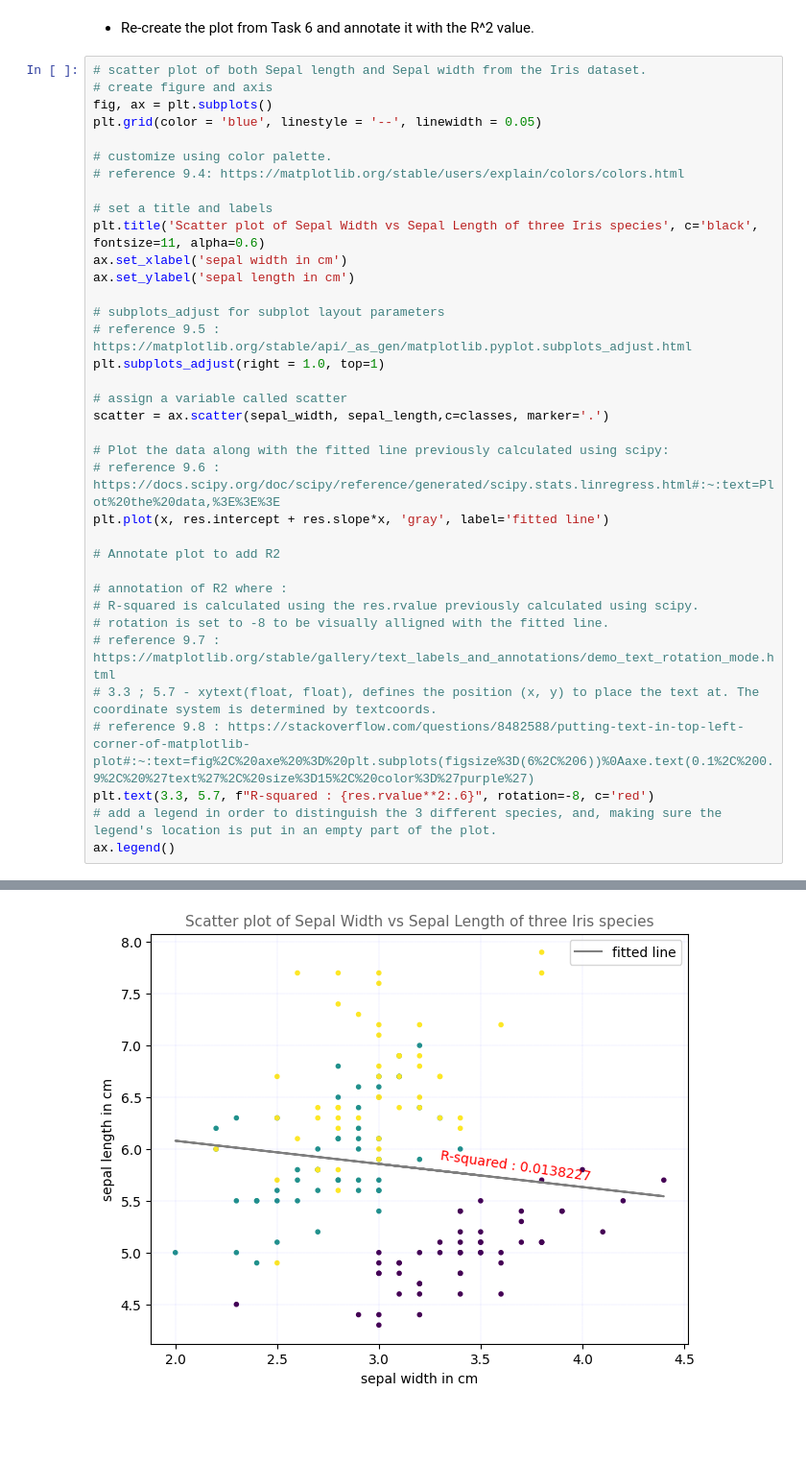
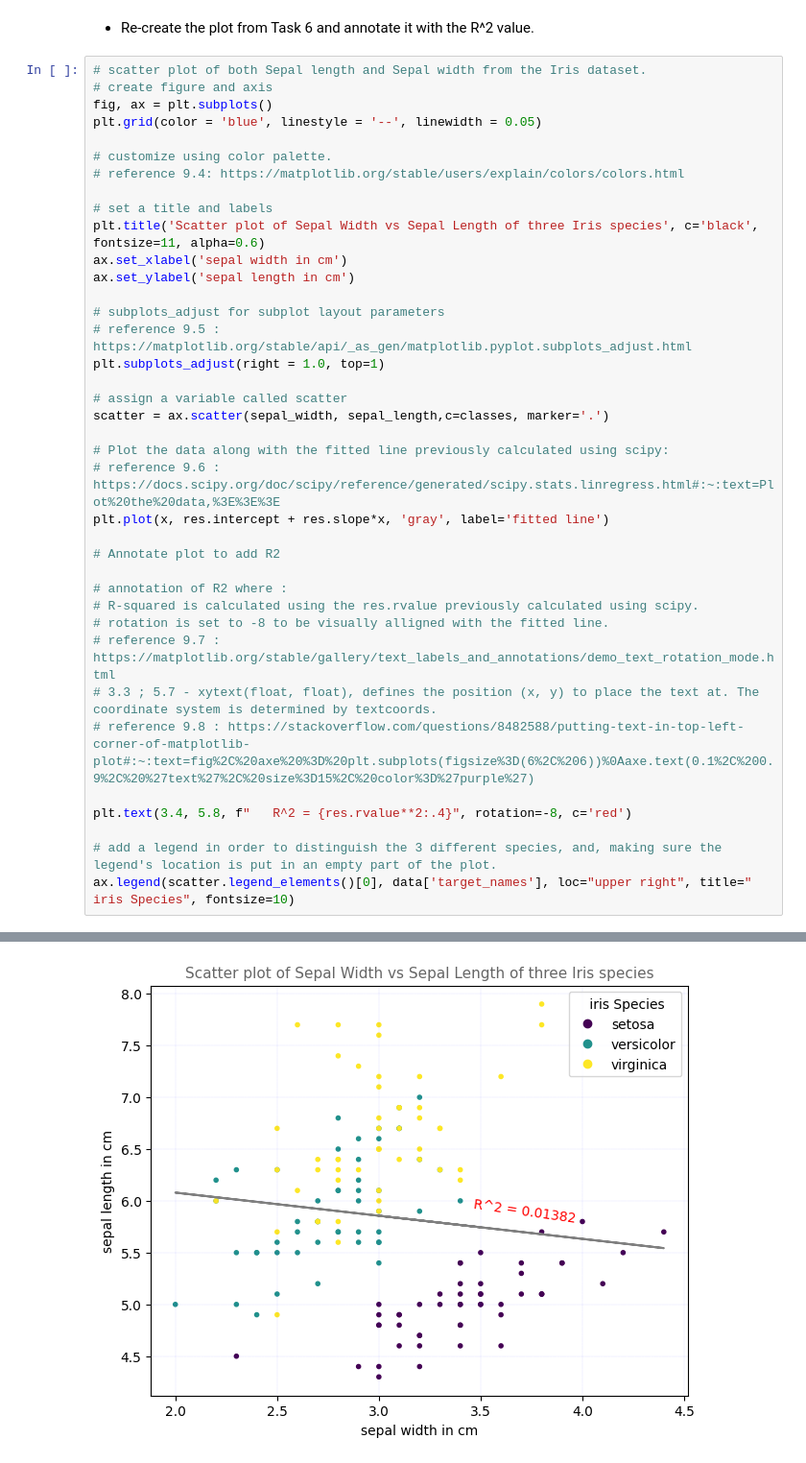
Before and after one commit to Maroua-El-Imame/principles_of_data_analytics, a Jupyter notebook: tasks.ipynb, the cells around one changed output, grey strips where cells are left out. Shown at 96% size. Cells and saved outputs as stored; diff of their text form; blank space fills up the shorter version.

```diff
--- a/tasks.ipynb
+++ b/tasks.ipynb
@@ -731,36 +737,38 @@ plt.grid(color = 'blue', linestyle = '--', linewidth = 0.05)
 # customize using color palette.
 # reference 9.4: https://matplotlib.org/stable/users/explain/colors/colors.html
 
 # set a title and labels
 plt.title('Scatter plot of Sepal Width vs Sepal Length of three Iris species', c='black', fontsize=11, alpha=0.6)
 ax.set_xlabel('sepal width in cm')
 ax.set_ylabel('sepal length in cm')
 
 # subplots_adjust for subplot layout parameters
 # reference 9.5 : https://matplotlib.org/stable/api/_as_gen/matplotlib.pyplot.subplots_adjust.html
 plt.subplots_adjust(right = 1.0, top=1)
 
 # assign a variable called scatter
 scatter = ax.scatter(sepal_width, sepal_length,c=classes, marker='.')
 
 # Plot the data along with the fitted line previously calculated using scipy:
 # reference 9.6 : https://docs.scipy.org/doc/scipy/reference/generated/scipy.stats.linregress.html#:~:text=Plot%20the%20data,%3E%3E%3E
 plt.plot(x, res.intercept + res.slope*x, 'gray', label='fitted line')
 
 # Annotate plot to add R2
 
 # annotation of R2 where :
 # R-squared is calculated using the res.rvalue previously calculated using scipy.
 # rotation is set to -8 to be visually alligned with the fitted line.
 # reference 9.7 : https://matplotlib.org/stable/gallery/text_labels_and_annotations/demo_text_rotation_mode.html
 # 3.3 ; 5.7 - xytext(float, float), defines the position (x, y) to place the text at. The coordinate system is determined by textcoords.
 # reference 9.8 : https://stackoverflow.com/questions/8482588/putting-text-in-top-left-corner-of-matplotlib-plot#:~:text=fig%2C%20axe%20%3D%20plt.subplots(figsize%3D(6%2C%206))%0Aaxe.text(0.1%2C%200.9%2C%20%27text%27%2C%20size%3D15%2C%20color%3D%27purple%27)
-plt.text(3.3, 5.7, f"R-squared : {res.rvalue**2:.6}", rotation=-8, c='red')
+
+plt.text(3.4, 5.8, f"   R^2 = {res.rvalue**2:.4}", rotation=-8, c='red')
+
 # add a legend in order to distinguish the 3 different species, and, making sure the legend's location is put in an empty part of the plot.
-ax.legend()
+ax.legend(scatter.legend_elements()[0], data['target_names'], loc="upper right", title=" iris Species", fontsize=10)
 # %% [output]
 <matplotlib.legend.Legend at 0x...>
-[figure, old version]
+[figure, new version]
 # %% [markdown]
 ## Task 10: Too Many Features
 * Use seaborn to create a pairplot of the data set.
```
Also changed, not shown: parts of 12 cells of this notebook, 1 other file.
